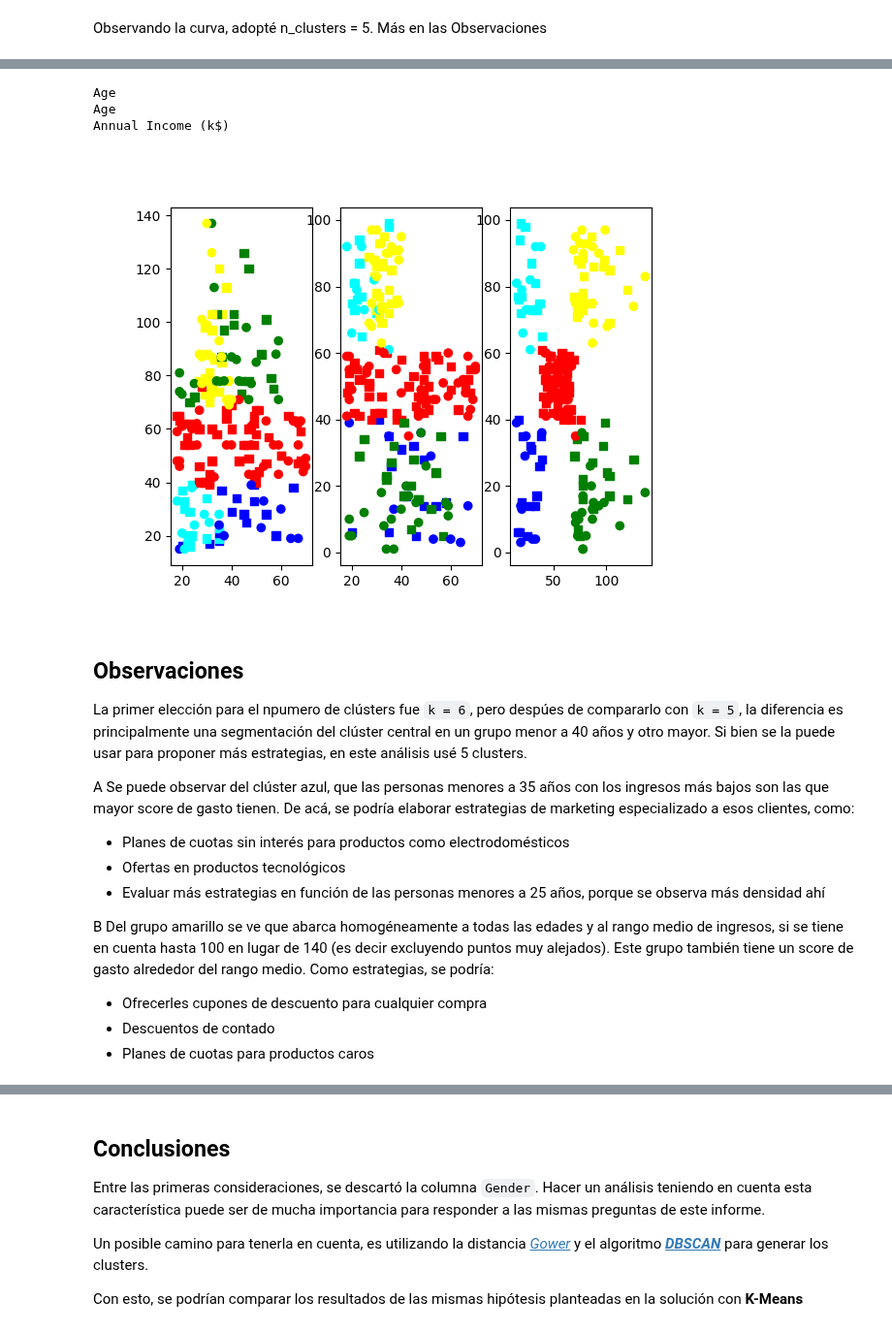
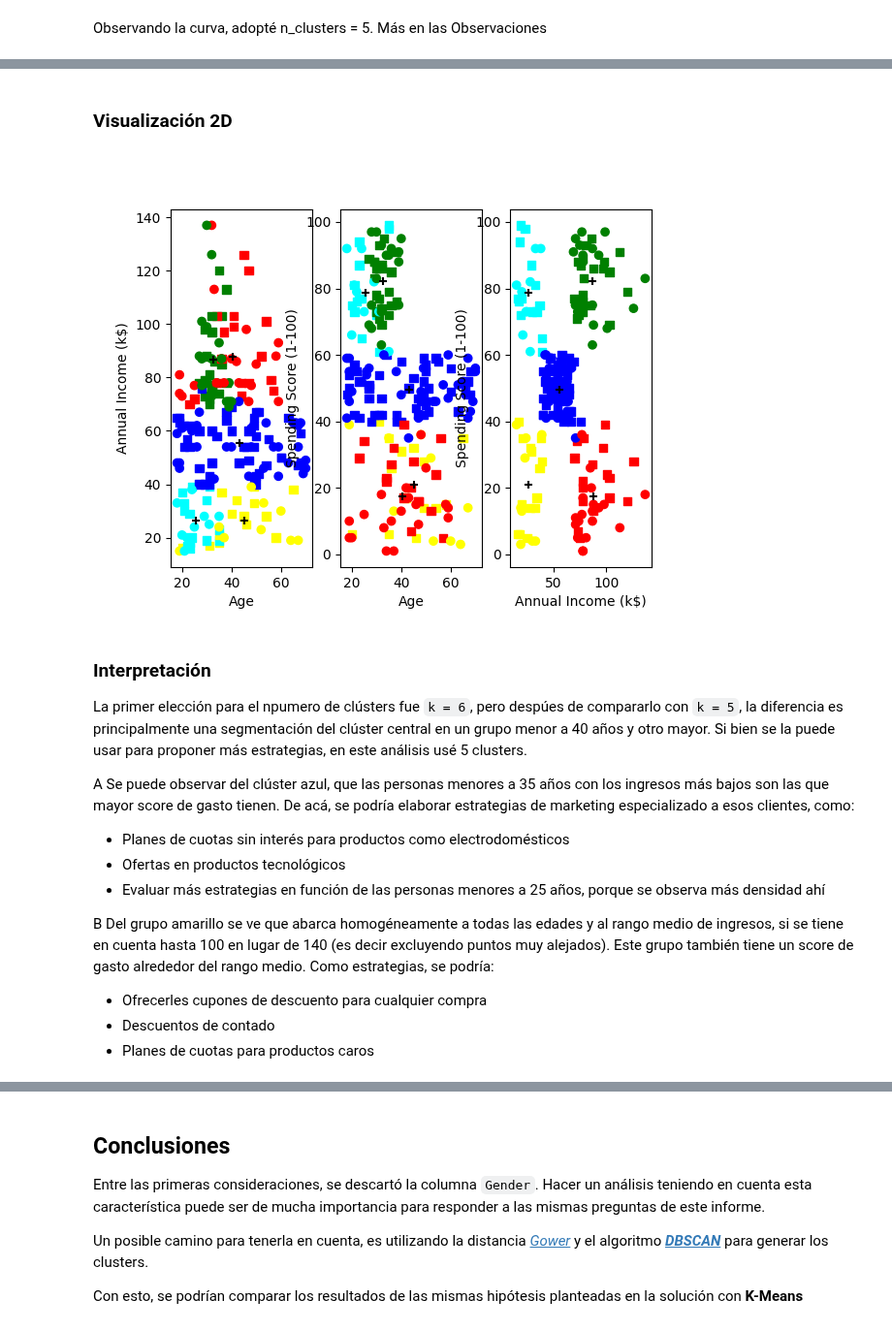
Before and after one commit to allanes/curso_aprendizaje_autom_tp2, a Jupyter notebook: ejercicio1.ipynb, the cells around one changed output, grey strips where cells are left out. Shown at 97% size. Saved outputs shown, nothing was run; the diff lists cells and outputs as text; code cells hidden in the pictures.

```diff
--- a/ejercicio1.ipynb
+++ b/ejercicio1.ipynb
@@ -86,10 +95,14 @@ pares_a_comparar = [(1,2), (1,3), (2,3)]
 
 # plt.figure()
 for i, par in enumerate(pares_a_comparar):
+    columna_a = ds_f.columns[par[0]]
+    columna_b = ds_f.columns[par[1]]
     plt.subplot(1,3,i+1)
-    plt.scatter(ds_f[ds_f.columns[par[0]]], ds_f[ds_f.columns[par[1]]], marker='s', c='blue')
-    plt.scatter(ds_m[ds_m.columns[par[0]]], ds_m[ds_m.columns[par[1]]], marker='o', c='blue')
+    plt.scatter(ds_f[columna_a], ds_f[columna_b], marker='s')
+    plt.scatter(ds_m[columna_a], ds_m[columna_b], marker='o')
+    plt.xlabel(columna_a)
+    plt.ylabel(columna_b)
 
-    # plt.xlabel(ds_f.columns[par[0]])
-    # plt.ylabel(ds_f.columns[par[1]])
+# En esta instancia los dejo tambien representados por distintos
+# colores para visualizar algun patron
 # %% [output]
@@ -113,0 +131,9 @@ Observando la curva, adopté n_clusters = 5. Más en las Observaciones
+# %%
+%matplotlib widget
+import numpy as np
+
+N_CLUSTERS = 5
+modelo = KMeans(N_CLUSTERS)
+modelo.fit(dataset_reducido)
+columna_clusters = modelo.predict(dataset_reducido)
+dataset['cluster'] = columna_clusters
@@ -114,44 +163,38 @@ Observando la curva, adopté n_clusters = 5. Más en las Observaciones
+# %% [markdown]
+### Visualización 2D
 # %%
-%matplotlib widget
-import numpy as np
-
-N_CLUSTERS = 5
-modelo = KMeans(N_CLUSTERS)
-modelo.fit(dataset_reducido)
-columna_clusters = modelo.predict(dataset_reducido)
-
 # Cambio las etiquetas de clusters por colores
 mapa_colores_clusters = {
     0:'red',
     1:'green',
     2:'blue',
     3:'cyan',
     4:'yellow',
     5:'black'
     }
-dataset['Cluster'] = pd.Series(columna_clusters).replace(mapa_colores_clusters.keys(),mapa_colores_clusters.values())
+dataset['color_cluster'] = pd.Series(columna_clusters).replace(mapa_colores_clusters.keys(),mapa_colores_clusters.values())
 
 # Grafico de a pares
 ds_f = dataset[(dataset['Gender'] == 'Female')]
 ds_m = dataset[(dataset['Gender'] == 'Male')]
 pares_a_comparar = [(1,2), (1,3), (2,3)]
 
-# plt.figure()
+plt.figure()
 for i, par in enumerate(pares_a_comparar):
     columna_a = ds_f.columns[par[0]]
     columna_b = ds_f.columns[par[1]]
     plt.subplot(1,3,i+1)
     plt.scatter(ds_f[columna_a], ds_f[columna_b], marker='s', c=ds_f[ds_f.columns[-1]])
     plt.scatter(ds_m[columna_a], ds_m[columna_b], marker='o', c=ds_m[ds_m.columns[-1]])
+    plt.scatter(modelo.cluster_centers_[:,par[0]-1], modelo.cluster_centers_[:,par[1]-1], c='black', marker='+')
     plt.xlabel(columna_a)
     plt.ylabel(columna_b)
+
+plt.show()
 # %% [output]
-Age
-Age
-Annual Income (k$)
-[figure, old version]
+[figure, new version]
 # %% [markdown]
-## Observaciones
+### Interpretación
 
 La primer elección para el npumero de clústers fue `k = 6`, pero despúes de compararlo con `k = 5`, la diferencia es principalmente una segmentación del clúster central en un grupo menor a 40 años y otro mayor. Si bien se la puede usar para proponer más estrategias, en este análisis usé 5 clusters.
 
```
Also changed, not shown: parts of 13 cells of this notebook.
